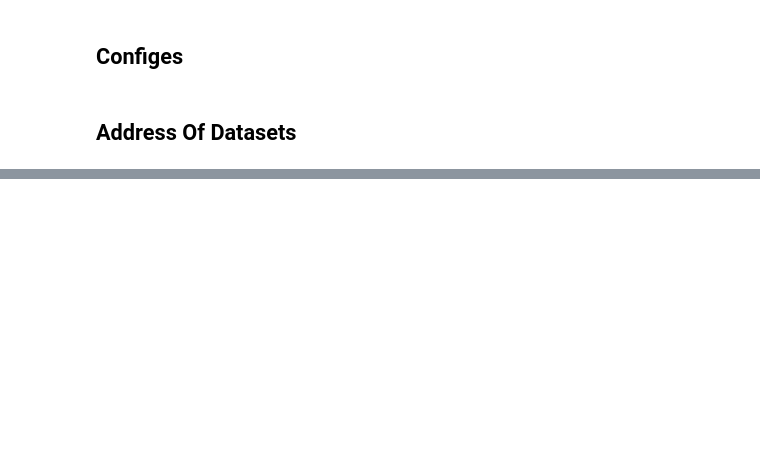
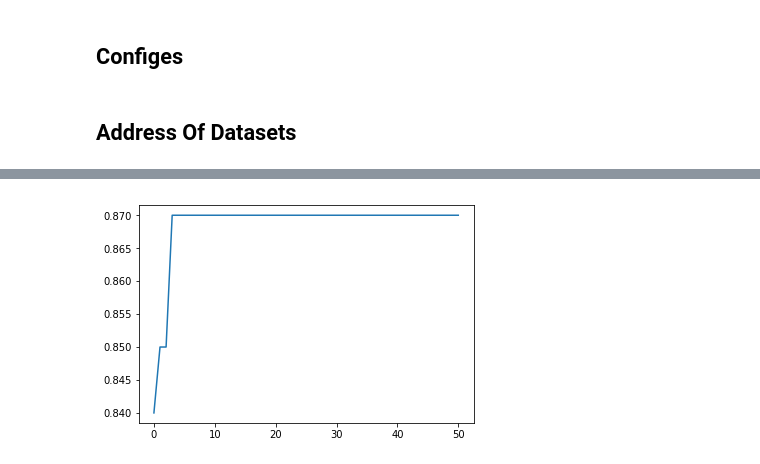
Before and after one commit to erfanMhi/Genetic-algorithms-for-credit-scoring, a Jupyter notebook: Genetic Algorithm for credit scoring.ipynb, the cells around one changed output, grey strips where cells are left out. Saved outputs shown, nothing was run; the diff lists cells and outputs as text; code cells hidden in the pictures; blank space fills up the shorter version.

```diff
--- a/Genetic Algorithm for credit scoring.ipynb
+++ b/Genetic Algorithm for credit scoring.ipynb
@@ -174,0 +302,57 @@ geneticAlgorithm(np.array(x_train),np.array(y_train),**genetic_config,**nn_confi
+# %%
+bestFitnesses = [0.8399999737739563,
+ 0.85000002384185791,
+ 0.85000002384185791,
+ 0.87000000476837158,
+ 0.87000000476837158,
+ 0.87000000476837158,
+ 0.87000000476837158,
+ 0.87000000476837158,
+ 0.87000000476837158,
+ 0.87000000476837158,
+ 0.87000000476837158,
+ 0.87000000476837158,
+ 0.87000000476837158,
+ 0.87000000476837158,
+ 0.87000000476837158,
+ 0.87000000476837158,
+ 0.87000000476837158,
+ 0.87000000476837158,
+ 0.87000000476837158,
+ 0.87000000476837158,
+ 0.87000000476837158,
+ 0.87000000476837158,
+ 0.87000000476837158,
+ 0.87000000476837158,
+ 0.87000000476837158,
+ 0.87000000476837158,
+ 0.87000000476837158,
+ 0.87000000476837158,
+ 0.87000000476837158,
+ 0.87000000476837158,
+ 0.87000000476837158,
+ 0.87000000476837158,
+ 0.87000000476837158,
+ 0.87000000476837158,
+ 0.87000000476837158,
+ 0.87000000476837158,
+ 0.87000000476837158,
+ 0.87000000476837158,
+ 0.87000000476837158,
+ 0.87000000476837158,
+ 0.87000000476837158,
+ 0.87000000476837158,
+ 0.87000000476837158,
+ 0.87000000476837158,
+ 0.87000000476837158,
+ 0.87000000476837158,
+ 0.87000000476837158,
+ 0.87000000476837158,
+ 0.87000000476837158,
+ 0.87000000476837158,
+ 0.87000000476837158]
+plt.plot(list(range(51)), bestFitnesses)
+# plt.axis([0, 6, 0, 20])
+plt.show()
+# %% [output]
+[figure, added]
```
Also changed, not shown: parts of 14 cells of this notebook, 1 other file.
